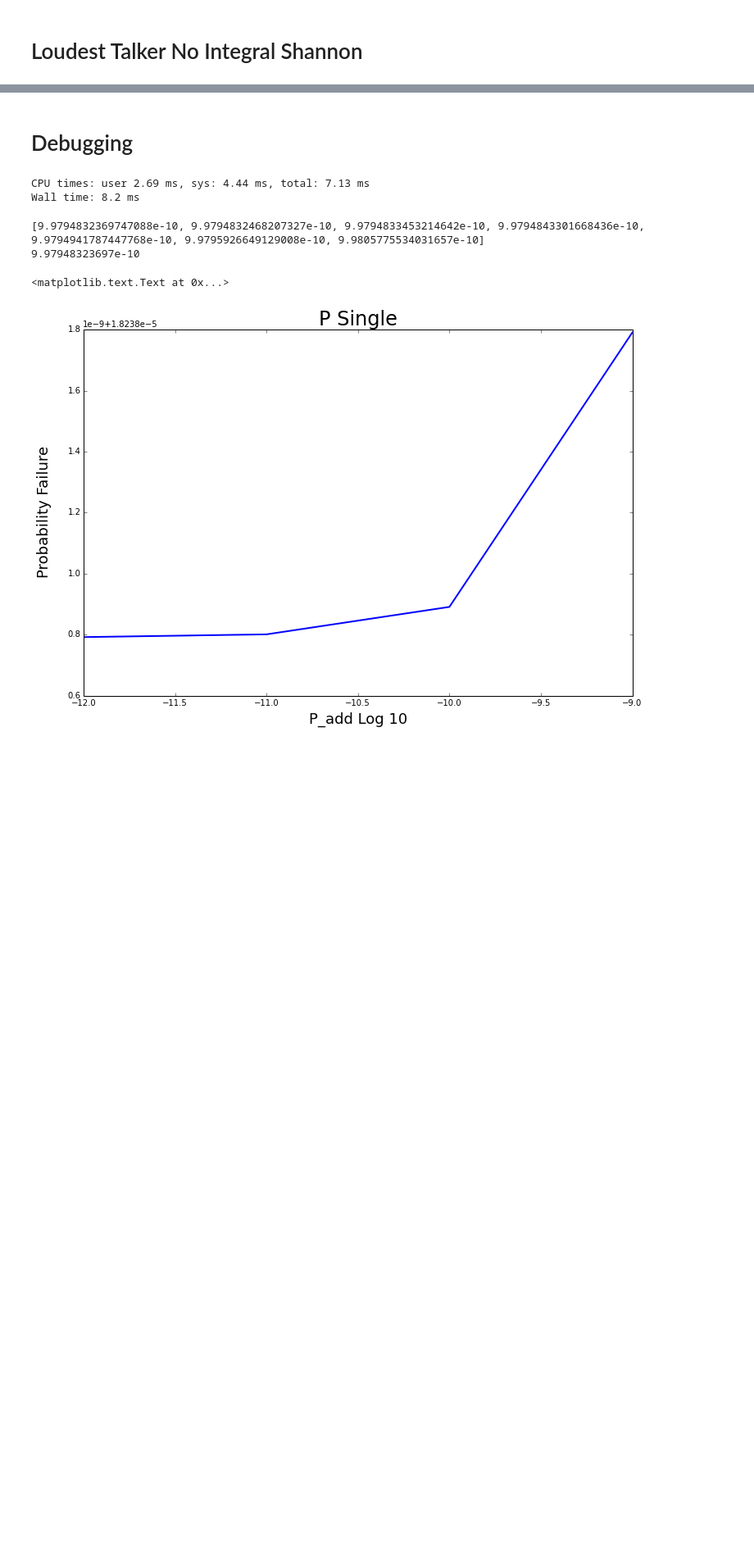
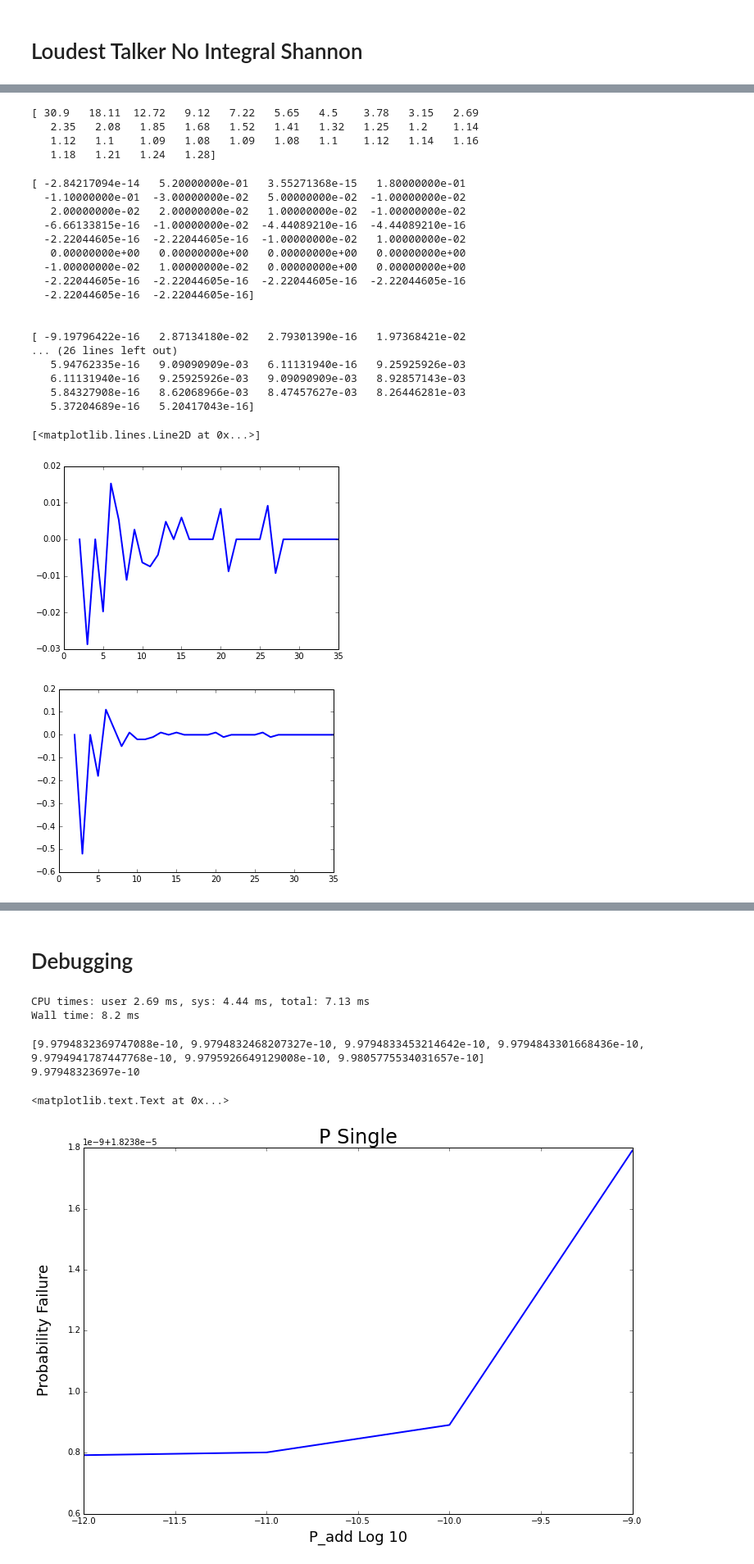
Before and after one commit to Lahaela/research-sahai, a Jupyter notebook: 160921/160921 Loudest Talker with Integral.ipynb, the cells around one changed output, grey strips where cells are left out. Shown at 82% size. Drawn from its saved outputs; the diff is of its cells as text; code cells hidden in the pictures; blank space fills up the shorter version.

```diff
--- a/160921/160921 Loudest Talker with Integral.ipynb
+++ b/160921/160921 Loudest Talker with Integral.ipynb
@@ -408 +430,53 @@ Wall time: 4min 26s
+# %%
+# shannon_lti[4-2] = 12.79
+print shannon_lti
+# %% [output]
+[ 30.9   18.11  12.72   9.12   7.22   5.65   4.5    3.78   3.15   2.69
+   2.35   2.08   1.85   1.68   1.52   1.41   1.32   1.25   1.2    1.14
+   1.12   1.1    1.09   1.08   1.09   1.08   1.1    1.12   1.14   1.16
+   1.18   1.21   1.24   1.28]
+# %%
+# Newer version of integral with slope condition
+shannon_vasuki = array([70.4800000000000, 30.9000000000000, 18.6300000000000, 12.7200000000000, 9.30000000000000, 7.11000000000000,
+                  5.62000000000000, 4.55000000000000, 3.77000000000000, 3.17000000000000, 2.71000000000000, 2.36000000000000,
+                  2.07000000000000, 1.85000000000000, 1.67000000000000, 1.52000000000000, 1.41000000000000, 1.32000000000000,
+                  1.25000000000000, 1.19000000000000, 1.15000000000000, 1.12000000000000, 1.10000000000000, 1.09000000000000,
+                  1.08000000000000, 1.08000000000000, 1.09000000000000, 1.10000000000000, 1.12000000000000, 1.14000000000000,
+                  1.16000000000000, 1.18000000000000, 1.21000000000000, 1.24000000000000, 1.28000000000000])
+
+print shannon_vasuki[1:] - shannon_lti
+print '\n'
+print (shannon_vasuki[1:] - shannon_lti) / shannon_lti
+print '\n'
+print shannon_lt - shannon_lti
+print '\n'
+print (shannon_lt - shannon_lti) / shannon_lti
+
+plot(xrange(2, 36), (-shannon_vasuki[1:] + shannon_lti) / shannon_lti, lw=2.0)
+
+figure()
+plot(xrange(2, 36), shannon_lti - shannon_vasuki[1:], lw=2.0)
+# plot((shannon_lt - shannon_lti) / shannon_lti, lw=2.0)
+# legend(loc=0)
+# %% [output]
+[ -2.84217094e-14   5.20000000e-01   3.55271368e-15   1.80000000e-01
+  -1.10000000e-01  -3.00000000e-02   5.00000000e-02  -1.00000000e-02
+   2.00000000e-02   2.00000000e-02   1.00000000e-02  -1.00000000e-02
+  -6.66133815e-16  -1.00000000e-02  -4.44089210e-16  -4.44089210e-16
+  -2.22044605e-16  -2.22044605e-16  -1.00000000e-02   1.00000000e-02
+   0.00000000e+00   0.00000000e+00   0.00000000e+00   0.00000000e+00
+  -1.00000000e-02   1.00000000e-02   0.00000000e+00   0.00000000e+00
+  -2.22044605e-16  -2.22044605e-16  -2.22044605e-16  -2.22044605e-16
+  -2.22044605e-16  -2.22044605e-16]
+
+
+[ -9.19796422e-16   2.87134180e-02   2.79301390e-16   1.97368421e-02
+... (26 lines left out)
+   5.94762335e-16   9.09090909e-03   6.11131940e-16   9.25925926e-03
+   6.11131940e-16   9.25925926e-03   9.09090909e-03   8.92857143e-03
+   5.84327908e-16   8.62068966e-03   8.47457627e-03   8.26446281e-03
+   5.37204689e-16   5.20417043e-16]
+[<matplotlib.lines.Line2D at 0x...>]
+[figure, added]
+[figure, added]
 # %%
```
Also changed, not shown: parts of 14 cells of this notebook, 25 other files.
